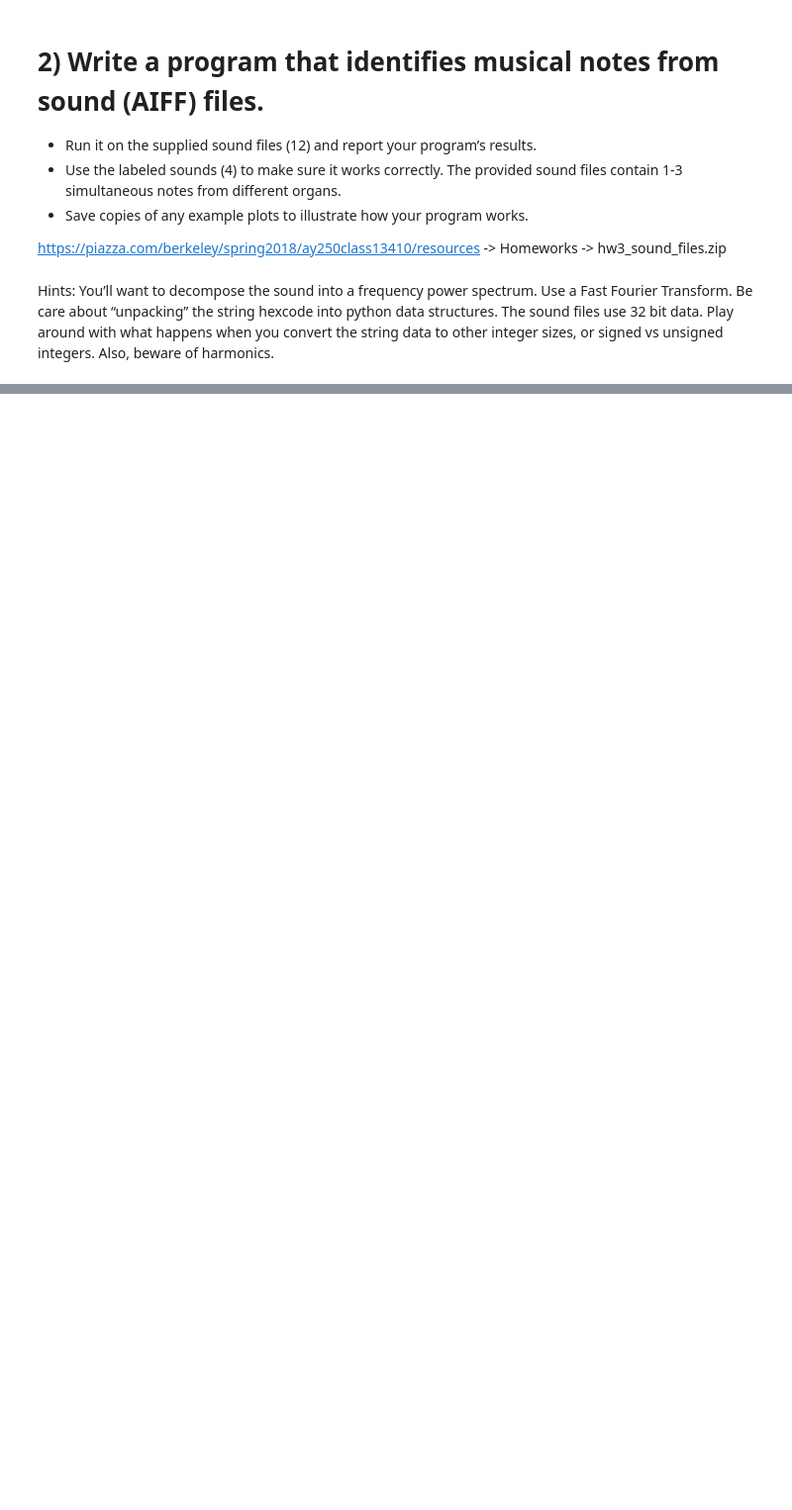
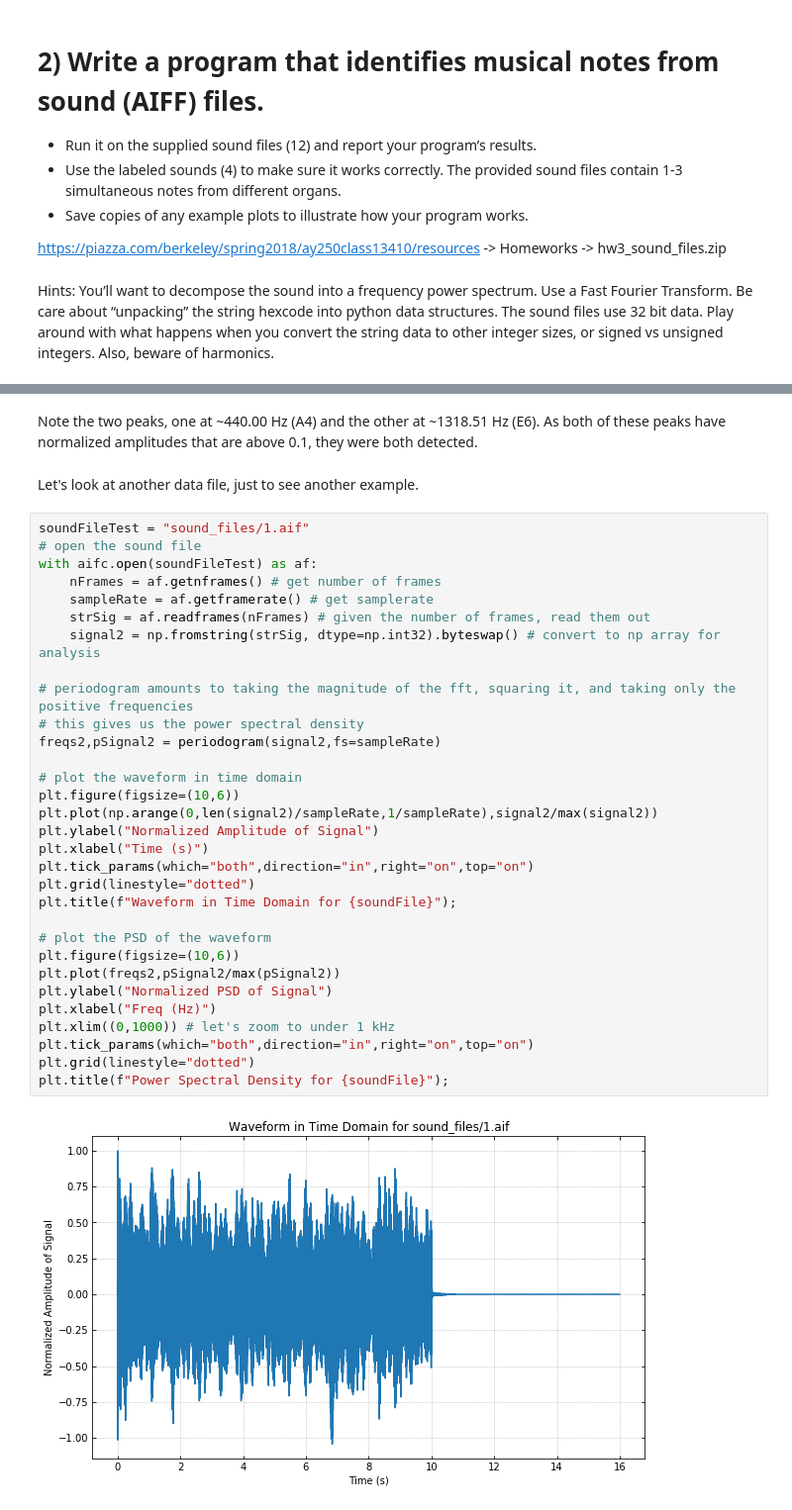
Before and after one commit to giangdip2410/watkins-ay250-s2018-hw, a Jupyter notebook: hw_3/hw_3_assignment.ipynb, the cells around one changed output, grey strips where cells are left out. Shown: that part at 99% size. Cells and saved outputs as stored; diff of their text form; blank space fills up the shorter version.

```diff
--- a/hw_3/hw_3_assignment.ipynb
+++ b/hw_3/hw_3_assignment.ipynb
@@ -346,0 +462,37 @@ Hints: You’ll want to decompose the sound into a frequency power spectrum. Use
+# %% [markdown]
+Note the two peaks, one at ~440.00 Hz (A4) and the other at ~1318.51 Hz (E6). As both of these peaks have normalized amplitudes that are above 0.1, they were both detected.
+# %% [markdown]
+Let's look at another data file, just to see another example.
+# %%
+soundFileTest = "sound_files/1.aif"
+# open the sound file
+with aifc.open(soundFileTest) as af:
+    nFrames = af.getnframes() # get number of frames
+    sampleRate = af.getframerate() # get samplerate
+    strSig = af.readframes(nFrames) # given the number of frames, read them out
+    signal2 = np.fromstring(strSig, dtype=np.int32).byteswap() # convert to np array for analysis
+
+# periodogram amounts to taking the magnitude of the fft, squaring it, and taking only the positive frequencies
+# this gives us the power spectral density
+freqs2,pSignal2 = periodogram(signal2,fs=sampleRate)
+
+# plot the waveform in time domain
+plt.figure(figsize=(10,6))
+plt.plot(np.arange(0,len(signal2)/sampleRate,1/sampleRate),signal2/max(signal2))
+plt.ylabel("Normalized Amplitude of Signal")
+plt.xlabel("Time (s)")
+plt.tick_params(which="both",direction="in",right="on",top="on")
+plt.grid(linestyle="dotted")
+plt.title(f"Waveform in Time Domain for {soundFile}");
+
+# plot the PSD of the waveform
+plt.figure(figsize=(10,6))
+plt.plot(freqs2,pSignal2/max(pSignal2))
+plt.ylabel("Normalized PSD of Signal")
+plt.xlabel("Freq (Hz)")
+plt.xlim((0,1000)) # let's zoom to under 1 kHz
+plt.tick_params(which="both",direction="in",right="on",top="on")
+plt.grid(linestyle="dotted")
+plt.title(f"Power Spectral Density for {soundFile}");
+# %% [output]
+[figure, added]
```
Also changed, not shown: parts of 9 cells of this notebook.
